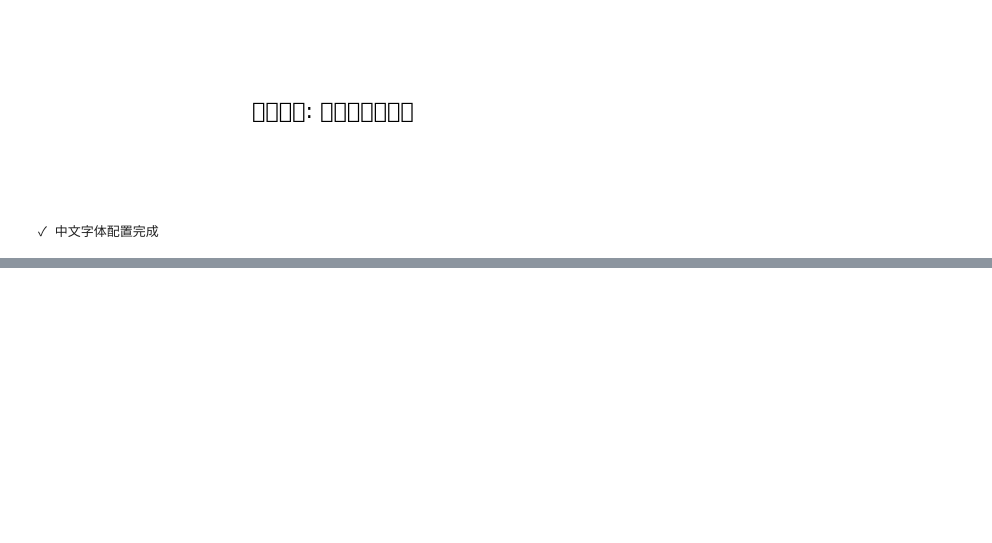
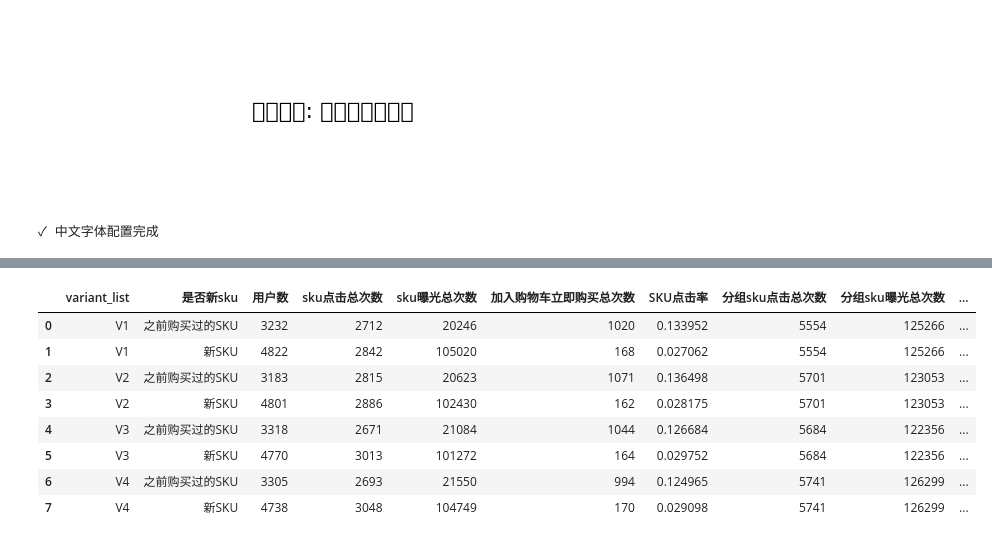
Before and after one commit to chrisptang/aliyun-devops, a Jupyter notebook: 推荐AB实验分析-协同过滤&隐式转换202511.ipynb, the cells around one changed output, grey strips where cells are left out. Saved outputs shown, nothing was run; the diff lists cells and outputs as text; code cells hidden in the pictures; blank space fills up the shorter version.

```diff
--- a/推荐AB实验分析-协同过滤&隐式转换202511.ipynb
+++ b/推荐AB实验分析-协同过滤&隐式转换202511.ipynb
@@ -1374 +1354,25 @@ columns:Index(['variant_list', '是否新sku', '用户数', 'sku点击总次数'
+# %%
+result_df['SKU点击率']=result_df['sku点击总次数']/result_df['sku曝光总次数']
+variant_group=result_df.groupby('variant_list').agg({'sku点击总次数':'sum','sku曝光总次数':'sum','加入购物车立即购买总次数':'sum'}).reset_index()
+variant_group['分组SKU点击率']=variant_group['sku点击总次数']/variant_group['sku曝光总次数']
+variant_group['分组加入购物车立即购买率']=variant_group['加入购物车立即购买总次数']/variant_group['sku曝光总次数']
+
+variant_group.columns=['variant_list', '分组sku点击总次数','分组sku曝光总次数','分组加入购物车立即购买总次数','分组SKU点击率','分组加入购物车立即购买率']
+
+v2_ctr=variant_group[variant_group['variant_list']=='V2']['分组SKU点击率'].values[0]
+v2_jg=variant_group[variant_group['variant_list']=='V2']['分组加入购物车立即购买率'].values[0]
+result_final_df=result_df.merge(variant_group,on='variant_list',how='left')
+result_final_df['V2点击率对比']=result_final_df['分组SKU点击率']/v2_ctr-1.00
+result_final_df['V2加入购物车立即购买率对比']=result_final_df['分组加入购物车立即购买率']/v2_jg-1.00
+result_final_df
+# %% [output]
+|  | variant_list | 是否新sku | 用户数 | sku点击总次数 | sku曝光总次数 | 加入购物车立即购买总次数 | SKU点击率 | 分组sku点击总次数 | 分组sku曝光总次数 | ... |
+| 0 | V1 | 之前购买过的SKU | 3232 | 2712 | 20246 | 1020 | 0.133952 | 5554 | 125266 | ... |
+| 1 | V1 | 新SKU | 4822 | 2842 | 105020 | 168 | 0.027062 | 5554 | 125266 | ... |
+| 2 | V2 | 之前购买过的SKU | 3183 | 2815 | 20623 | 1071 | 0.136498 | 5701 | 123053 | ... |
+| 3 | V2 | 新SKU | 4801 | 2886 | 102430 | 162 | 0.028175 | 5701 | 123053 | ... |
+| 4 | V3 | 之前购买过的SKU | 3318 | 2671 | 21084 | 1044 | 0.126684 | 5684 | 122356 | ... |
+| 5 | V3 | 新SKU | 4770 | 3013 | 101272 | 164 | 0.029752 | 5684 | 122356 | ... |
+| 6 | V4 | 之前购买过的SKU | 3305 | 2693 | 21550 | 994 | 0.124965 | 5741 | 126299 | ... |
+| 7 | V4 | 新SKU | 4738 | 3048 | 104749 | 170 | 0.029098 | 5741 | 126299 | ... |
 # %%
```
Also changed, not shown: parts of 14 cells of this notebook.
